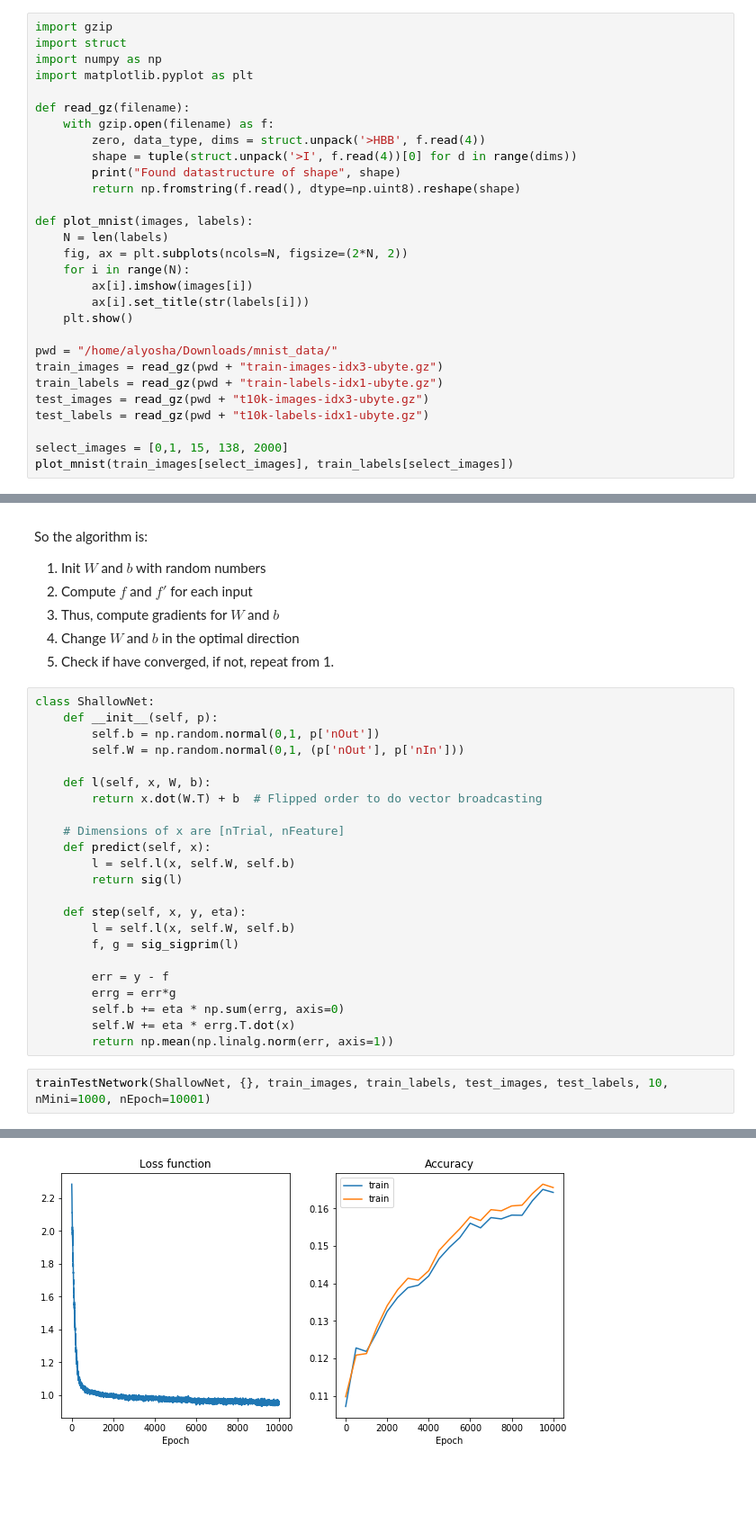
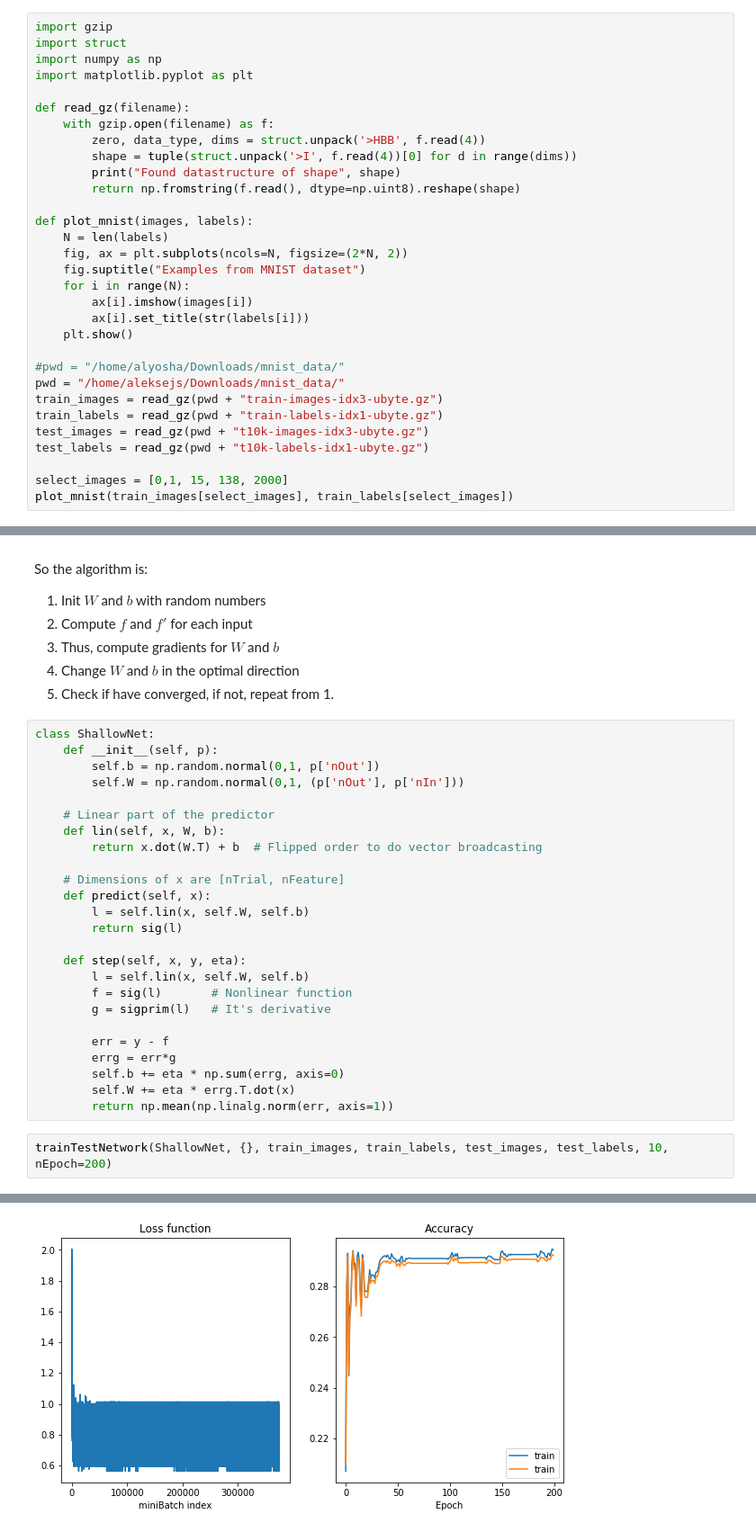
Before and after one commit to aleksejs-fomins/snippets-data-analysis, a Jupyter notebook: python/machine-learning/NeuralNetworks/ann/backprop_v1.ipynb, the cells around one changed output, grey strips where cells are left out. Shown at 90% size. Cells and saved outputs as stored; diff of their text form; blank space fills up the shorter version.

```diff
--- a/python/machine-learning/NeuralNetworks/ann/backprop_v1.ipynb
+++ b/python/machine-learning/NeuralNetworks/ann/backprop_v1.ipynb
@@ -14,12 +14,14 @@ def read_gz(filename):
 def plot_mnist(images, labels):
     N = len(labels)
     fig, ax = plt.subplots(ncols=N, figsize=(2*N, 2))
+    fig.suptitle("Examples from MNIST dataset")
     for i in range(N):
         ax[i].imshow(images[i])
         ax[i].set_title(str(labels[i]))
     plt.show()
 
-pwd = "/home/alyosha/Downloads/mnist_data/"
+#pwd = "/home/alyosha/Downloads/mnist_data/"
+pwd = "/home/aleksejs/Downloads/mnist_data/"
 train_images = read_gz(pwd + "train-images-idx3-ubyte.gz")
 train_labels = read_gz(pwd + "train-labels-idx1-ubyte.gz")
 test_images = read_gz(pwd + "t10k-images-idx3-ubyte.gz")
@@ -141,17 +152,19 @@ class ShallowNet:
         self.b = np.random.normal(0,1, p['nOut'])
         self.W = np.random.normal(0,1, (p['nOut'], p['nIn']))
 
-    def l(self, x, W, b):
+    # Linear part of the predictor
+    def lin(self, x, W, b):
         return x.dot(W.T) + b  # Flipped order to do vector broadcasting
 
     # Dimensions of x are [nTrial, nFeature]
     def predict(self, x):
-        l = self.l(x, self.W, self.b)
+        l = self.lin(x, self.W, self.b)
         return sig(l)
 
     def step(self, x, y, eta):
-        l = self.l(x, self.W, self.b)
-        f, g = sig_sigprim(l)
+        l = self.lin(x, self.W, self.b)
+        f = sig(l)       # Nonlinear function
+        g = sigprim(l)   # It's derivative
 
         err = y - f
         errg = err*g
@@ -159,5 +172,5 @@ class ShallowNet:
         self.W += eta * errg.T.dot(x)
         return np.mean(np.linalg.norm(err, axis=1))
 # %%
-trainTestNetwork(ShallowNet, {}, train_images, train_labels, test_images, test_labels, 10, nMini=1000, nEpoch=10001)
+trainTestNetwork(ShallowNet, {}, train_images, train_labels, test_images, test_labels, 10, nEpoch=200)
 # %% [output]
@@ -164,4 +194,4 @@ trainTestNetwork(ShallowNet, {}, train_images, train_labels, test_images, test_l
-[figure, old version]
+[figure, new version]
 # %% [markdown]
 # Deep Neural Network
 
```
Also changed, not shown: parts of 11 cells of this notebook, 7 other files.
